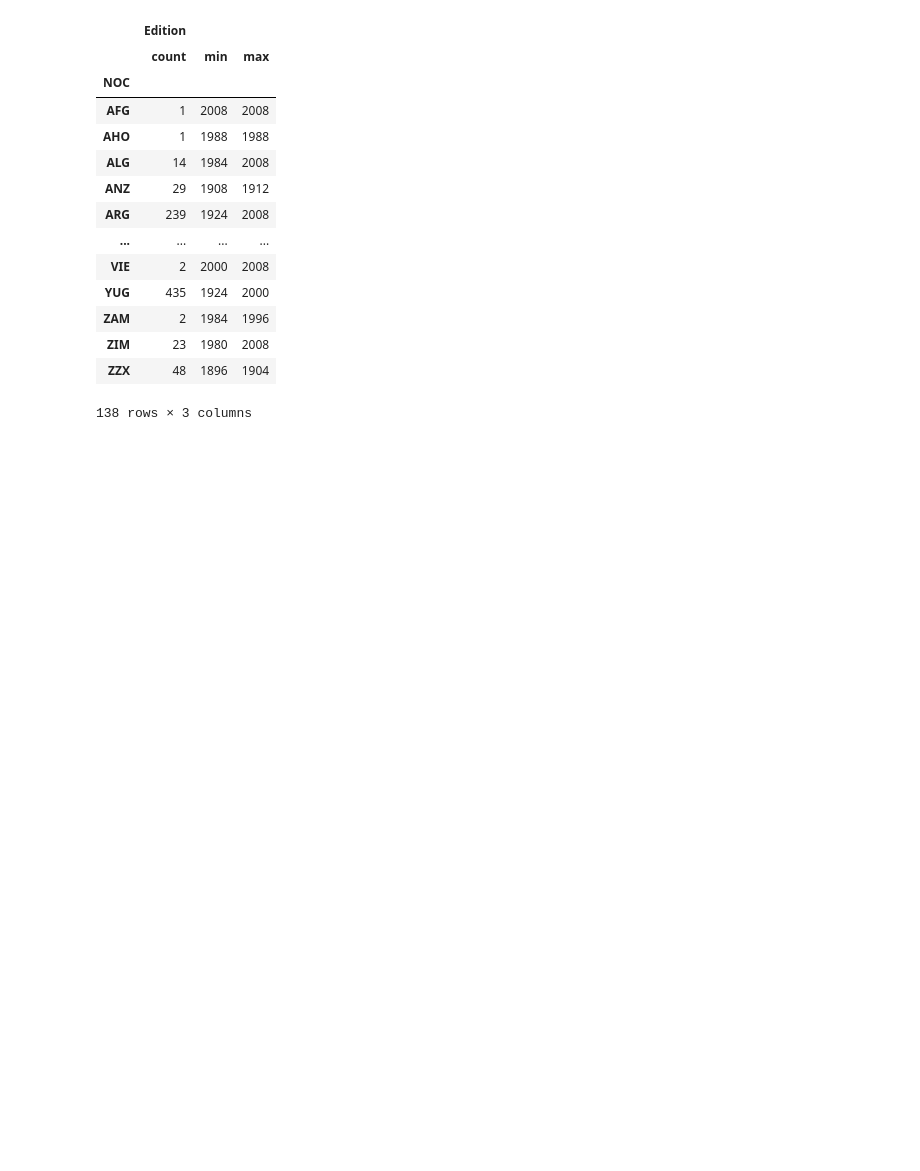
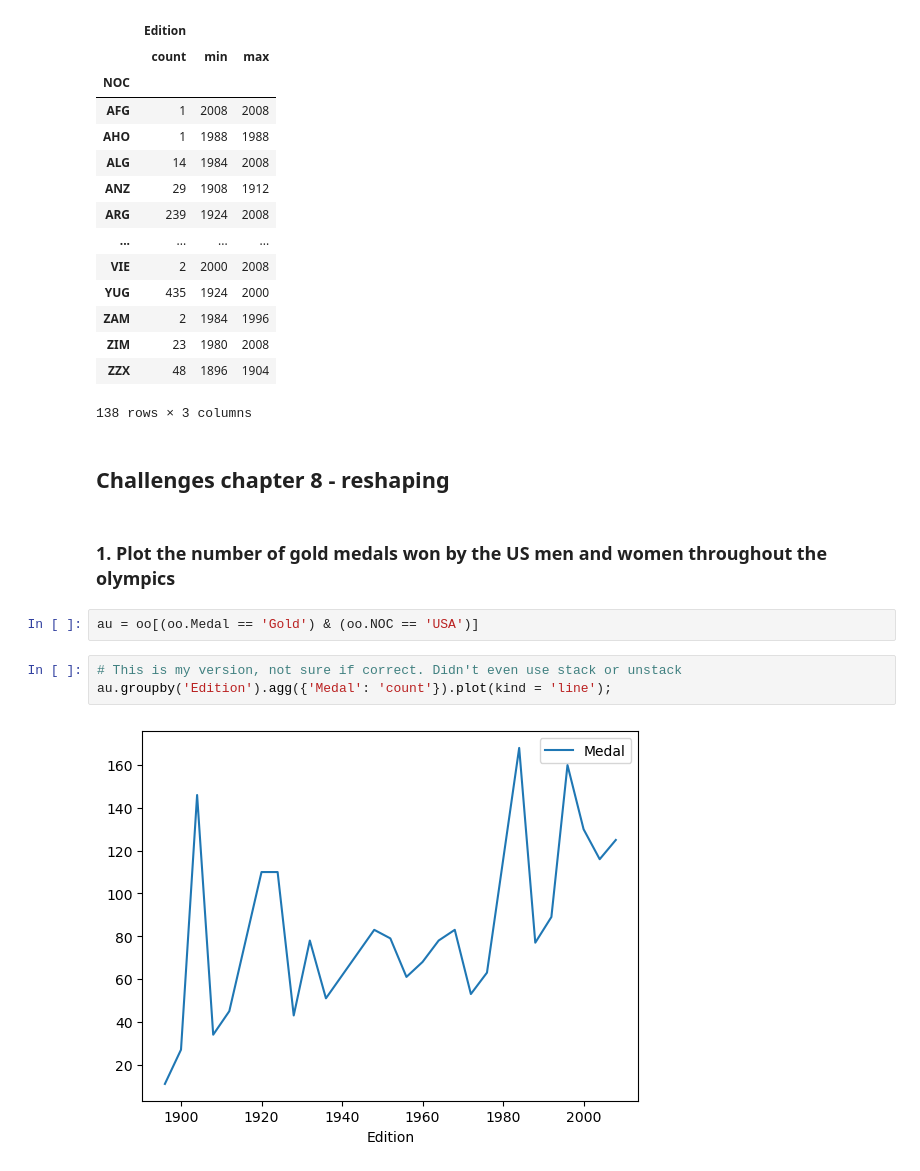
Before and after one commit to aeghprac/Git-Tracked-Files, a Jupyter notebook: Pandaz/PandasPractice2.ipynb, the cells around one changed output. Cells and saved outputs as stored; diff of their text form; blank space fills up the shorter version.

```diff
--- a/Pandaz/PandasPractice2.ipynb
+++ b/Pandaz/PandasPractice2.ipynb
@@ -313,3 +314,14 @@ oo.groupby('NOC').agg({ 'Edition' : ['count', 'min', 'max'] }) # *Using the dict
 | ZIM | 23 | 1980 | 2008 |
 | ZZX | 48 | 1896 | 1904 |
 138 rows × 3 columns
+# %% [markdown]
+## Challenges chapter 8 - reshaping
+# %% [markdown]
+### 1. Plot the number of gold medals won by the US men and women throughout the olympics
+# %%
+au = oo[(oo.Medal == 'Gold') & (oo.NOC == 'USA')]
+# %%
+# This is my version, not sure if correct. Didn't even use stack or unstack
+au.groupby('Edition').agg({'Medal': 'count'}).plot(kind = 'line');
+# %% [output]
+[figure, added]
```
Also changed, not shown: parts of 7 cells of this notebook.
